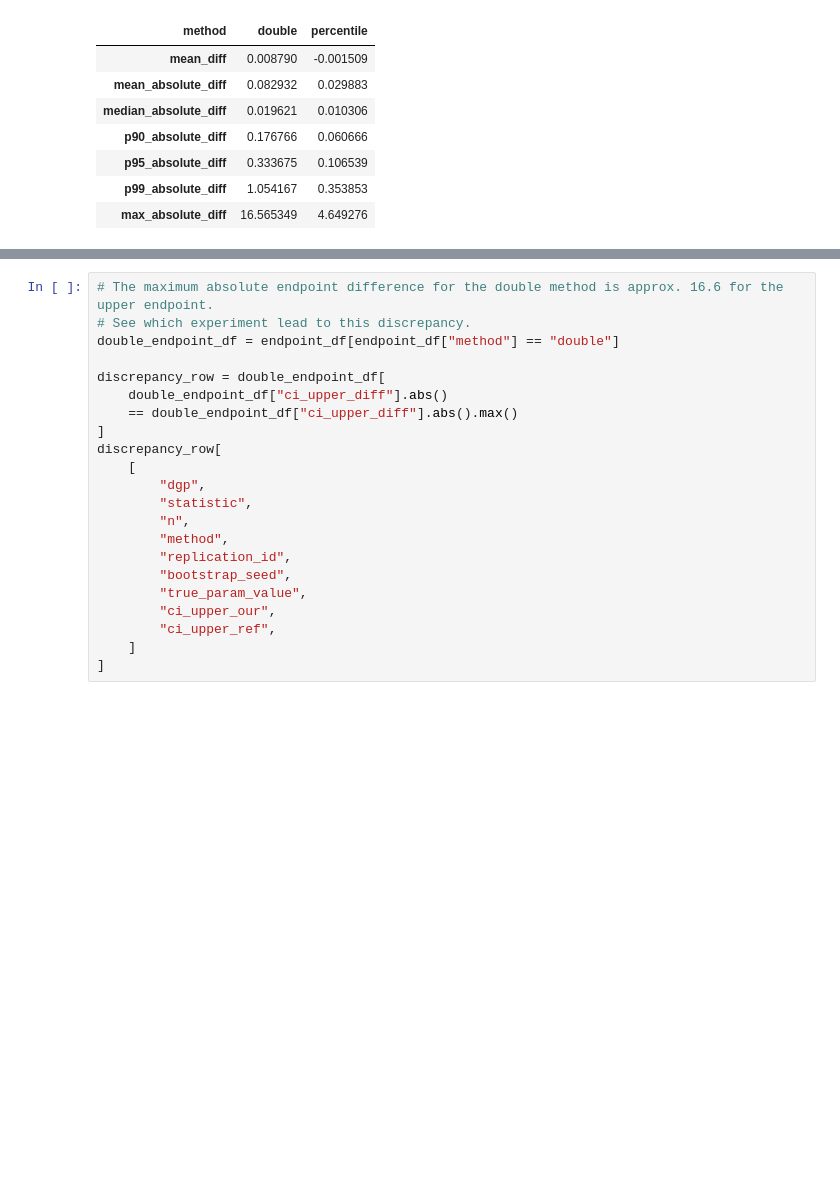
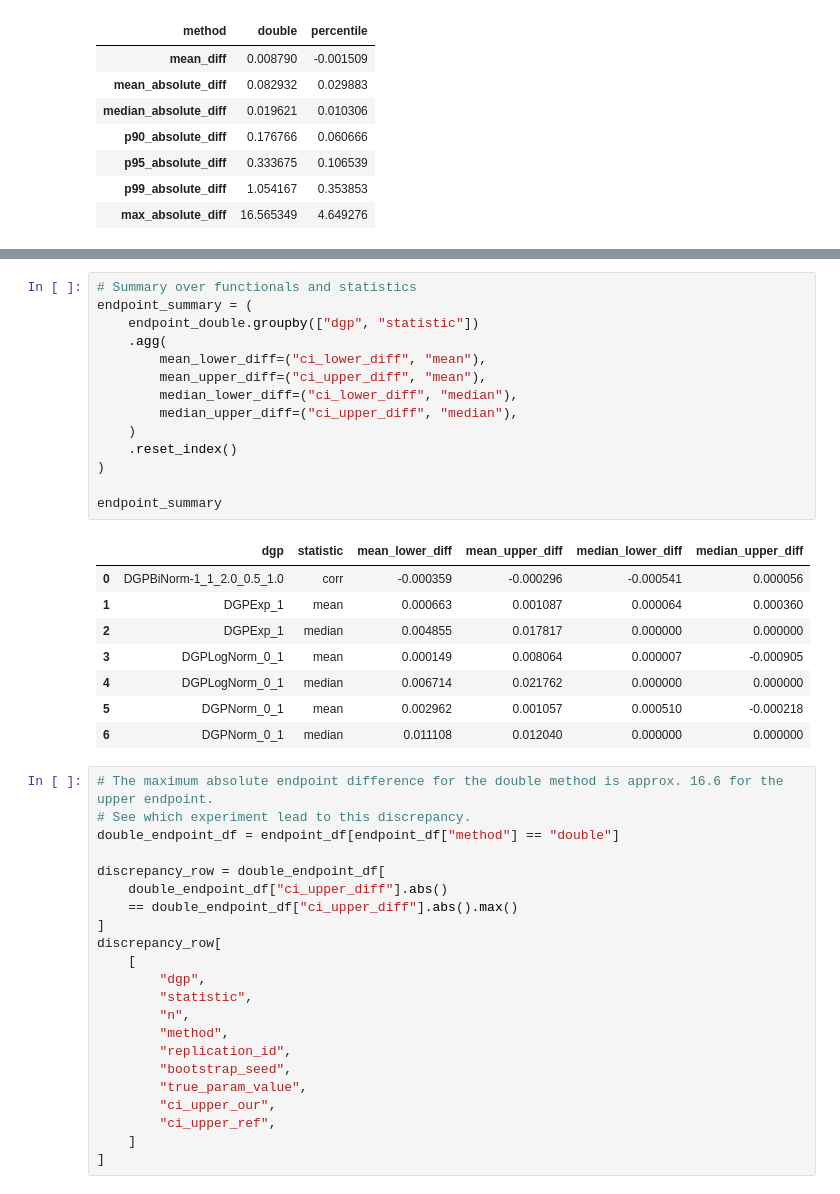
Before and after one commit to enejH04/bootstrap-inference, a Jupyter notebook: performance_validation/analysis.ipynb, the cells around one changed output, grey strips where cells are left out. Saved outputs shown, nothing was run; the diff lists cells and outputs as text; blank space fills up the shorter version.

```diff
--- a/performance_validation/analysis.ipynb
+++ b/performance_validation/analysis.ipynb
@@ -710,3 +781,26 @@ summary("upper")
+# %%
+# Summary over functionals and statistics
+endpoint_summary = (
+    endpoint_double.groupby(["dgp", "statistic"])
+    .agg(
+        mean_lower_diff=("ci_lower_diff", "mean"),
+        mean_upper_diff=("ci_upper_diff", "mean"),
+        median_lower_diff=("ci_lower_diff", "median"),
+        median_upper_diff=("ci_upper_diff", "median"),
+    )
+    .reset_index()
+)
+
+endpoint_summary
+# %% [output]
+|  | dgp | statistic | mean_lower_diff | mean_upper_diff | median_lower_diff | median_upper_diff |
+| 0 | DGPBiNorm-1_1_2.0_0.5_1.0 | corr | -0.000359 | -0.000296 | -0.000541 | 0.000056 |
+| 1 | DGPExp_1 | mean | 0.000663 | 0.001087 | 0.000064 | 0.000360 |
+| 2 | DGPExp_1 | median | 0.004855 | 0.017817 | 0.000000 | 0.000000 |
+| 3 | DGPLogNorm_0_1 | mean | 0.000149 | 0.008064 | 0.000007 | -0.000905 |
+| 4 | DGPLogNorm_0_1 | median | 0.006714 | 0.021762 | 0.000000 | 0.000000 |
+| 5 | DGPNorm_0_1 | mean | 0.002962 | 0.001057 | 0.000510 | -0.000218 |
+| 6 | DGPNorm_0_1 | median | 0.011108 | 0.012040 | 0.000000 | 0.000000 |
 # %%
 # The maximum absolute endpoint difference for the double method is approx. 16.6 for the upper endpoint.
 # See which experiment lead to this discrepancy.
```
Also changed, not shown: parts of 8 cells of this notebook, 1 other file.
